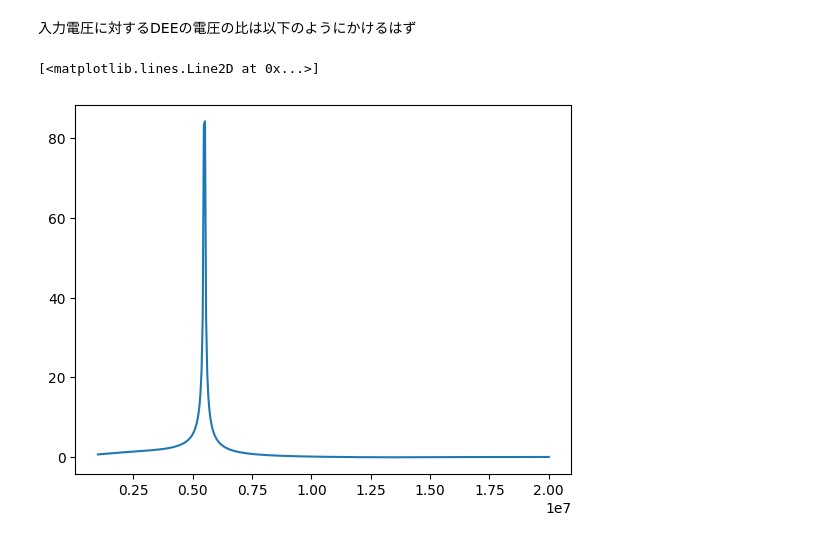
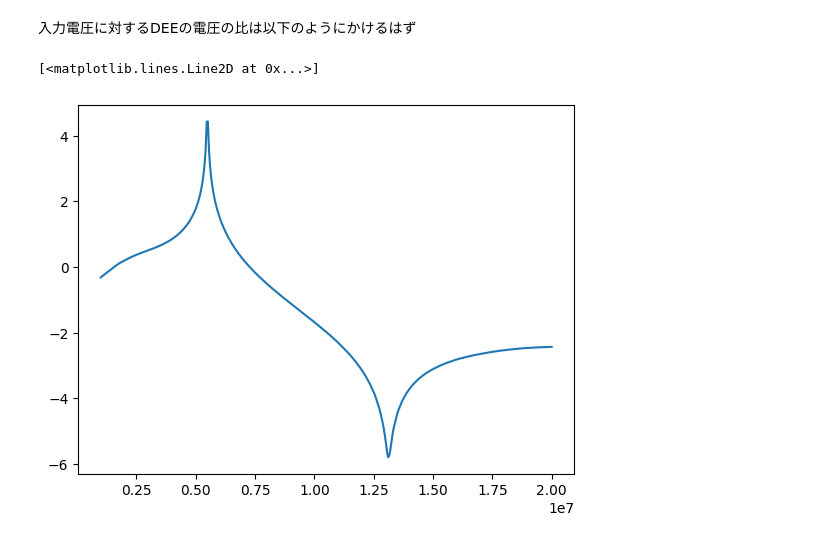
Before and after one commit to tyaxm/cyclotron, a Jupyter notebook: src/RLC_with_stray.ipynb, the cells around one changed output. Saved outputs shown, nothing was run; the diff lists cells and outputs as text; code cells hidden in the pictures.

```diff
--- a/src/RLC_with_stray.ipynb
+++ b/src/RLC_with_stray.ipynb
@@ -71,7 +71,7 @@ plt.legend()
 # %% [markdown]
 入力電圧に対するDEEの電圧の比は以下のようにかけるはず
 # %%
-plt.plot(freq,np.abs(Z_C)/np.abs(Z_tot))
+plt.plot(freq,np.log(np.abs(Z_C)/np.abs(Z_tot)))
 # %% [output]
 [<matplotlib.lines.Line2D at 0x...>]
-[figure, old version]
+[figure, new version]
```
Also changed, not shown: parts of 1 cell of this notebook.
